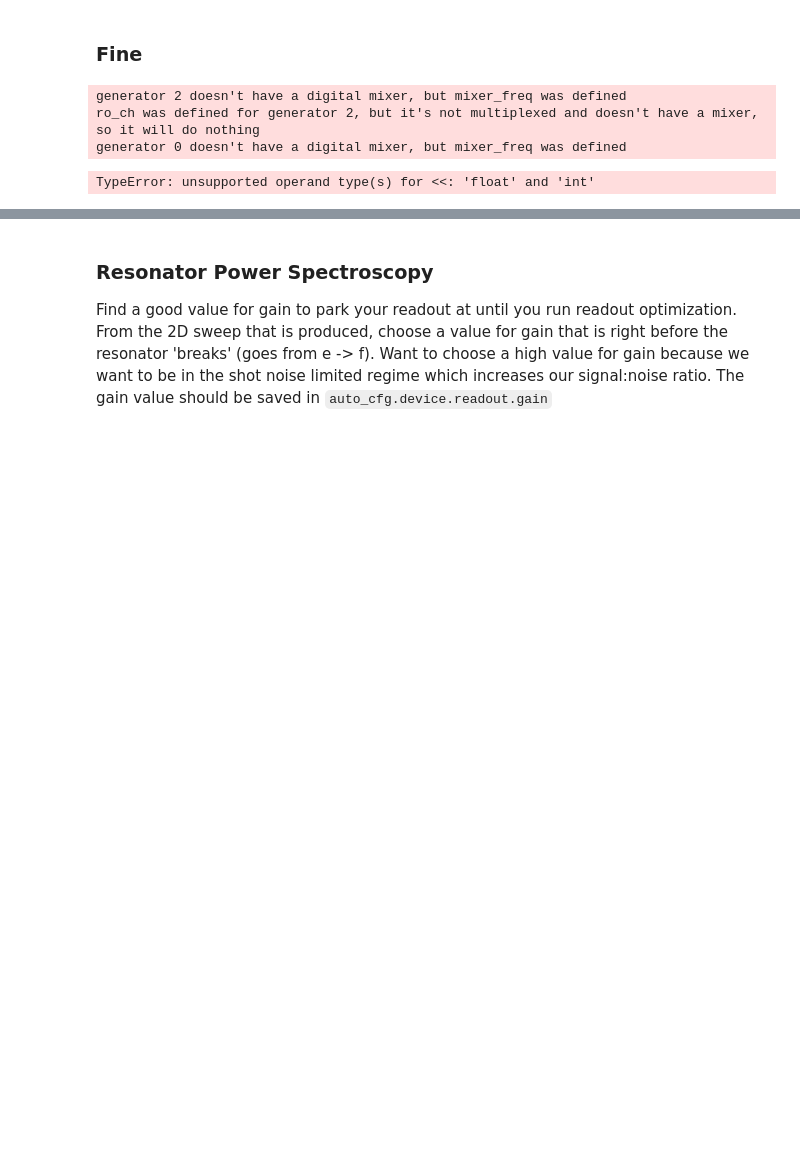
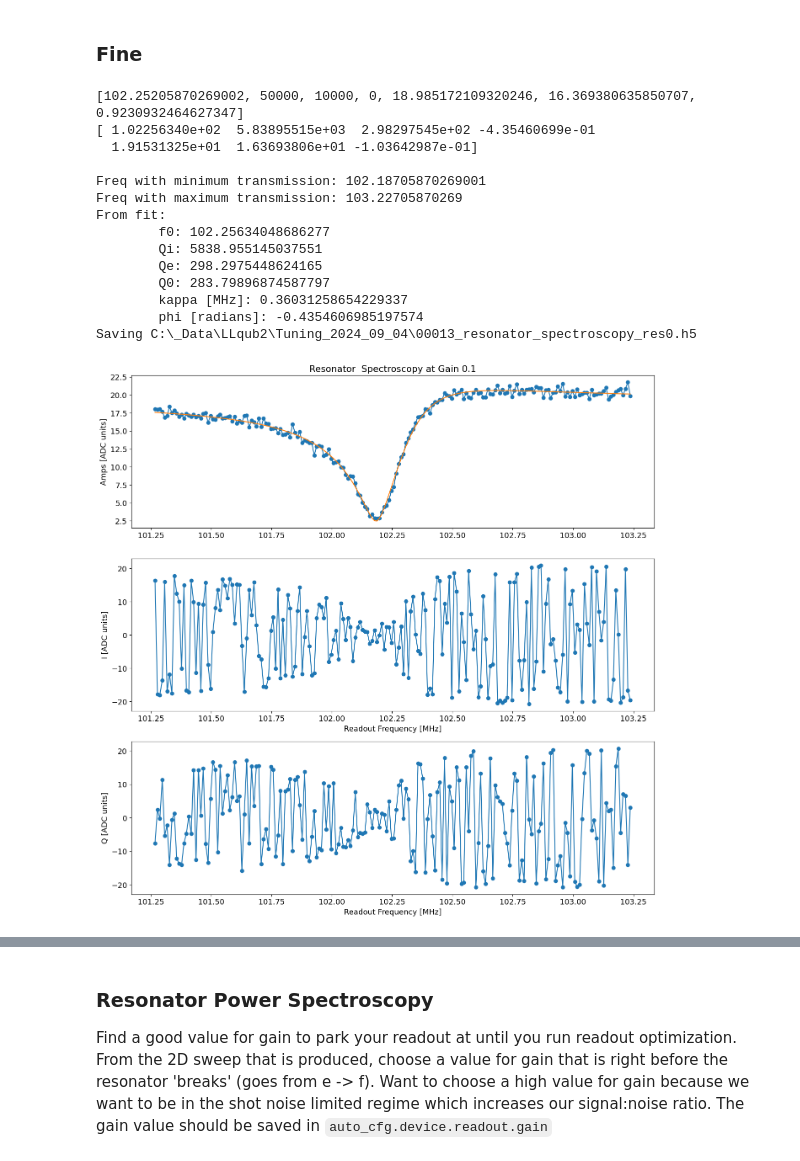
Before and after one commit to shiy1022/slab_qick_calib, a Jupyter notebook: auto_mini_v2.ipynb, the cells around one changed output, grey strips where cells are left out. Saved outputs shown, nothing was run; the diff lists cells and outputs as text; code cells hidden in the pictures; blank space fills up the shorter version.

```diff
--- a/auto_mini_v2.ipynb
+++ b/auto_mini_v2.ipynb
@@ -164,17 +117,28 @@ res_values = rspec.data['coarse_peaks']
 # %%
 # Fine, going through list of res values
 #for i in range(len(res_values)):
 for i in range(1):
     if i<num_qubits: qubit_i=i
     else: qubit_i=0
     # Next, run the fine scan for each to make sure they are good.
-    rspec = cfg.make_rspec_fine(soc, expt_path, cfg_path, qubit_i, im=im, smart=False) #center=res_values[i], smart=False)
+    rspec = cfg.make_rspec_fine(soc, expt_path, cfg_path, qubit_i, im=im, smart=False, gain=0.4, span=2) #center=res_values[i], smart=False)
 #    rspec.go(analyze=True, display=True, progress=True, save=True)
     #if i<num_qubits:
         #auto_cfg = config.update_readout(cfg_file, 'frequency', round(float(rspec.data['fit'][0]),4), i)
         #auto_cfg = config.update_readout(cfg_file, 'kappa', round(float(rspec.data['kappa']),4), i)
 # %% [output]
-generator 2 doesn't have a digital mixer, but mixer_freq was defined
-ro_ch was defined for generator 2, but it's not multiplexed and doesn't have a mixer, so it will do nothing
-generator 0 doesn't have a digital mixer, but mixer_freq was defined
+[102.25205870269002, 50000, 10000, 0, 18.985172109320246, 16.369380635850707, 0.9230932464627347]
+[ 1.02256340e+02  5.83895515e+03  2.98297545e+02 -4.35460699e-01
+  1.91531325e+01  1.63693806e+01 -1.03642987e-01]
+
+Freq with minimum transmission: 102.18705870269001
+Freq with maximum transmission: 103.22705870269
+From fit:
+        f0: 102.25634048686277
+        Qi: 5838.955145037551
+        Qe: 298.2975448624165
+        Q0: 283.79896874587797
+        kappa [MHz]: 0.36031258654229337
+        phi [radians]: -0.4354606985197574
+Saving C:\_Data\LLqub2\Tuning_2024_09_04\00013_resonator_spectroscopy_res0.h5
-TypeError: unsupported operand type(s) for <<: 'float' and 'int'
+[figure, added]
```
Also changed, not shown: parts of 32 cells of this notebook, 17 other files.
